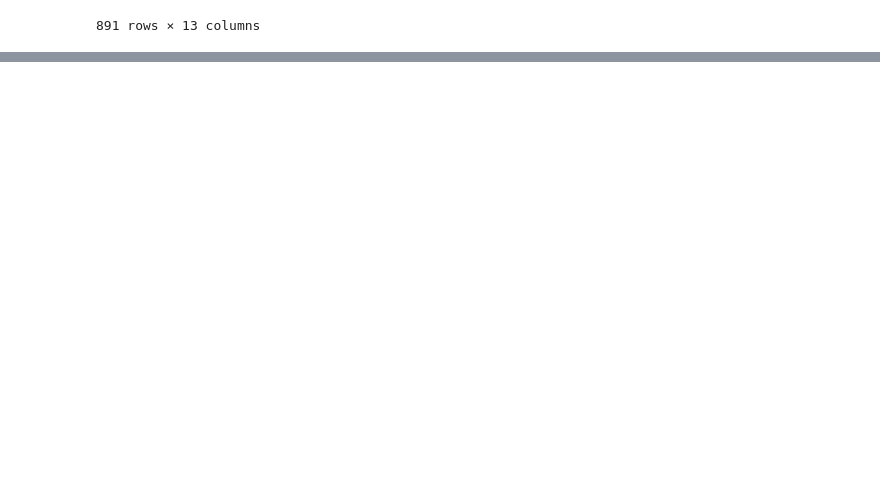
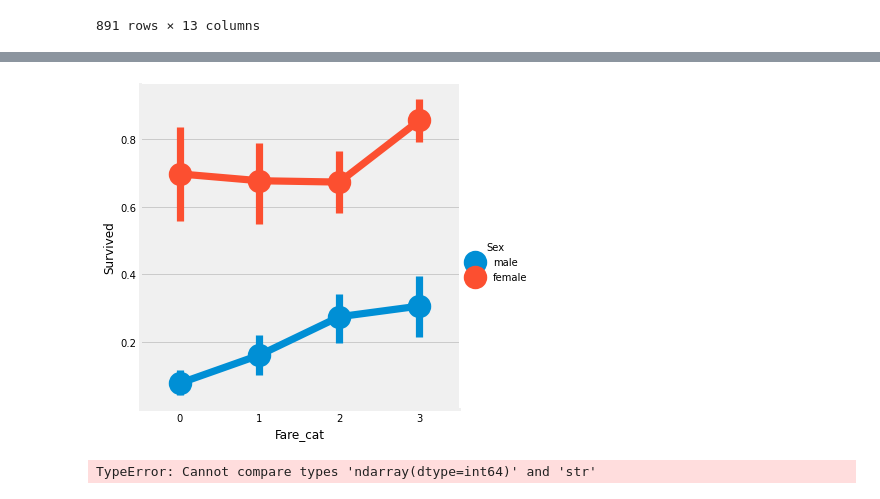
Before and after one commit to t2ols/Deep-Learning-with-PyTorch-1.x, a Jupyter notebook: Titanic/Feature engineering and Data cleaning.ipynb, the cells around one changed output, grey strips where cells are left out. Cells and saved outputs as stored; diff of their text form; code cells hidden in the pictures; blank space fills up the shorter version.

```diff
--- a/Titanic/Feature engineering and Data cleaning.ipynb
+++ b/Titanic/Feature engineering and Data cleaning.ipynb
@@ -37,0 +83,21 @@ data.head(2)
+# %%
+#Fare_Range
+
+data['Fare_cat']=0
+data.loc[data['Fare']<=7.91,'Fare_cat']=0
+data.loc[(data['Fare']>7.91)&(data['Fare']<=14.454),'Fare_cat']=1
+data.loc[(data['Fare']>14.454)&(data['Fare']<=31),'Fare_cat']=2
+data.loc[(data['Fare']>31)&(data['Fare']<=513),'Fare_cat']=3
+# %%
+sns.factorplot('Fare_cat','Survived',data=data,hue='Sex')
+plt.show()
+# %% [output]
+[figure, added]
+# %%
+#Converting String Values into Numeric
+
+data['Sex'].replace(['male','female'],[0,1],inplace=True)
+data['Embarked'].replace(['S','C','Q'],[0,1,2],inplace=True)
+data['Initial'].replace(['Mr','Mrs','Miss','Master','Other'],[0,1,2,3,4],inplace=True)
+# %% [output]
+TypeError: Cannot compare types 'ndarray(dtype=int64)' and 'str'
```
Also changed, not shown: parts of 28 cells of this notebook, 1 other file.
